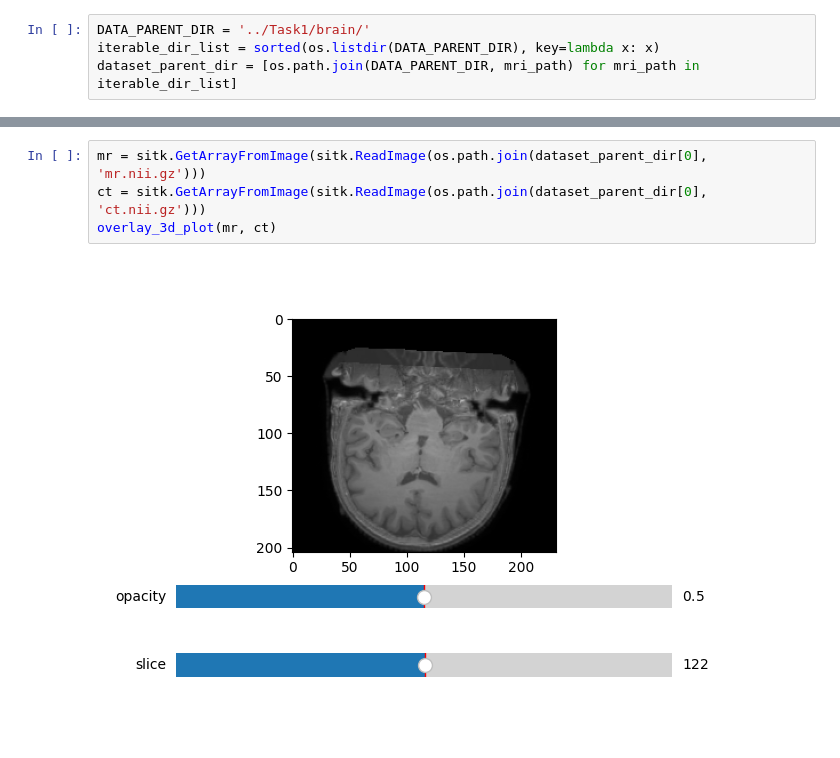
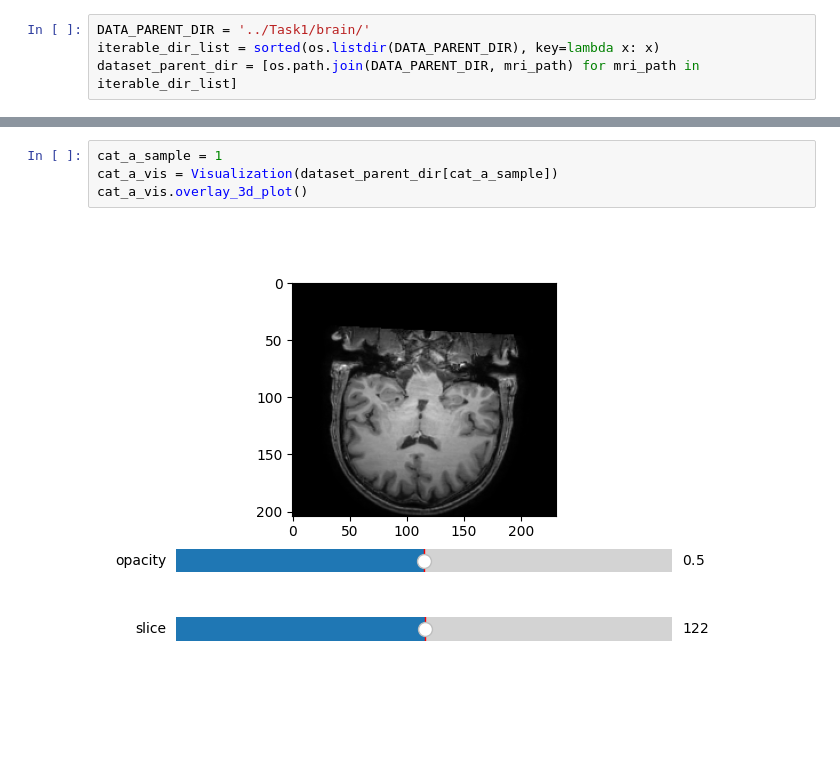
Before and after one commit to taenayat/mri_to_ct, a Jupyter notebook: comparision.ipynb, the cells around one changed output, grey strips where cells are left out. Cells and saved outputs as stored; diff of their text form.

```diff
--- a/comparision.ipynb
+++ b/comparision.ipynb
@@ -45,6 +45,6 @@ def overlay_3d_plot(mr: np.ndarray, ct: np.ndarray) -> None:
-# %%
-mr = sitk.GetArrayFromImage(sitk.ReadImage(os.path.join(dataset_parent_dir[0], 'mr.nii.gz')))
-ct = sitk.GetArrayFromImage(sitk.ReadImage(os.path.join(dataset_parent_dir[0], 'ct.nii.gz')))
-overlay_3d_plot(mr, ct)
-# %% [output]
-[figure, removed]
+# %%
+cat_a_sample = 1
+cat_a_vis = Visualization(dataset_parent_dir[cat_a_sample])
+cat_a_vis.overlay_3d_plot()
+# %% [output]
+[figure, added]
```
Also changed, not shown: parts of 2 cells of this notebook.
